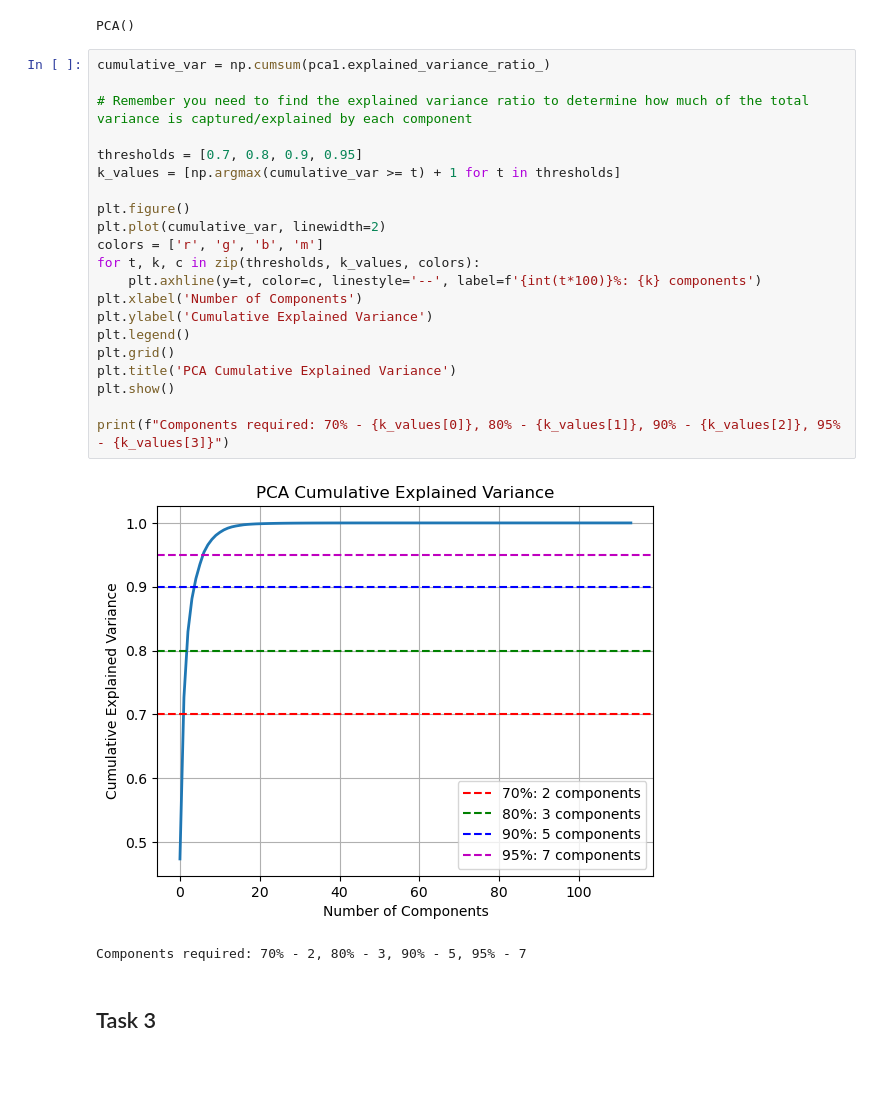
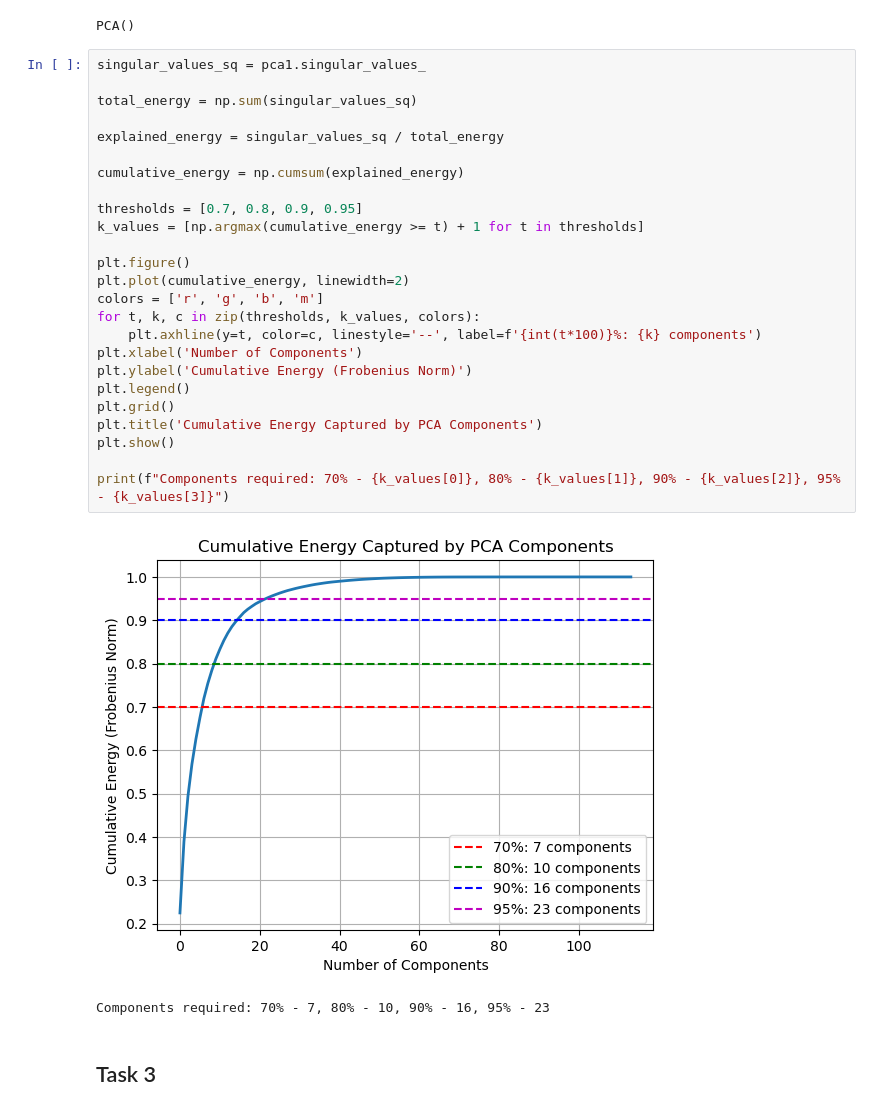
Before and after one commit to Rohan-Pandey1729/AMATH482, a Jupyter notebook: Report 2/Code.ipynb, the cells around one changed output. Drawn from its saved outputs; the diff is of its cells as text; blank space fills up the shorter version.

```diff
--- a/Report 2/Code.ipynb
+++ b/Report 2/Code.ipynb
@@ -90,29 +88,33 @@ pca1.fit(X)
 (114, 1500)
 PCA()
 # %%
-cumulative_var = np.cumsum(pca1.explained_variance_ratio_)
+singular_values_sq = pca1.singular_values_
 
-# Remember you need to find the explained variance ratio to determine how much of the total variance is captured/explained by each component
+total_energy = np.sum(singular_values_sq)
+
+explained_energy = singular_values_sq / total_energy
+
+cumulative_energy = np.cumsum(explained_energy)
 
 thresholds = [0.7, 0.8, 0.9, 0.95]
-k_values = [np.argmax(cumulative_var >= t) + 1 for t in thresholds]
+k_values = [np.argmax(cumulative_energy >= t) + 1 for t in thresholds]
 
 plt.figure()
-plt.plot(cumulative_var, linewidth=2)
+plt.plot(cumulative_energy, linewidth=2)
 colors = ['r', 'g', 'b', 'm']
 for t, k, c in zip(thresholds, k_values, colors):
     plt.axhline(y=t, color=c, linestyle='--', label=f'{int(t*100)}%: {k} components')
 plt.xlabel('Number of Components')
-plt.ylabel('Cumulative Explained Variance')
+plt.ylabel('Cumulative Energy (Frobenius Norm)')
 plt.legend()
 plt.grid()
-plt.title('PCA Cumulative Explained Variance')
+plt.title('Cumulative Energy Captured by PCA Components')
 plt.show()
 
 print(f"Components required: 70% - {k_values[0]}, 80% - {k_values[1]}, 90% - {k_values[2]}, 95% - {k_values[3]}")
 # %% [output]
-[figure, old version]
+[figure, new version]
-Components required: 70% - 2, 80% - 3, 90% - 5, 95% - 7
+Components required: 70% - 7, 80% - 10, 90% - 16, 95% - 23
 # %% [markdown]
 ## Task 3
 # %%
```
Also changed, not shown: parts of 2 cells of this notebook.
